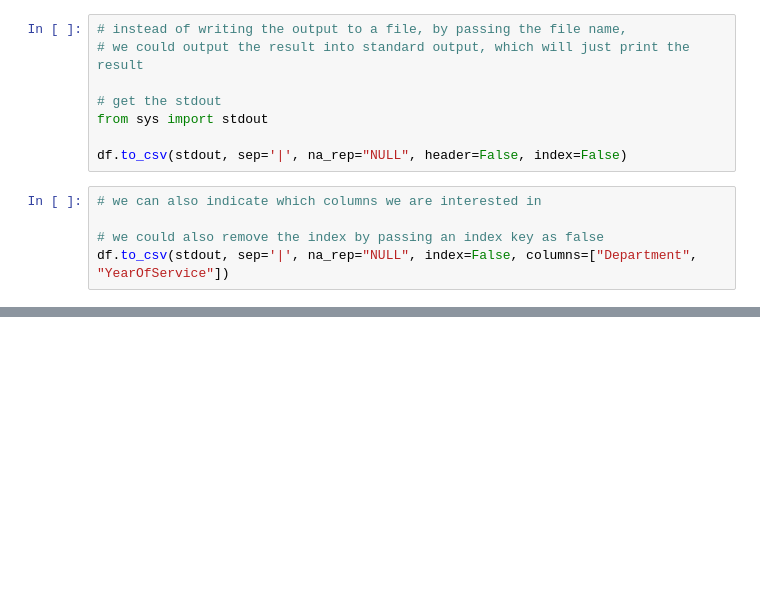
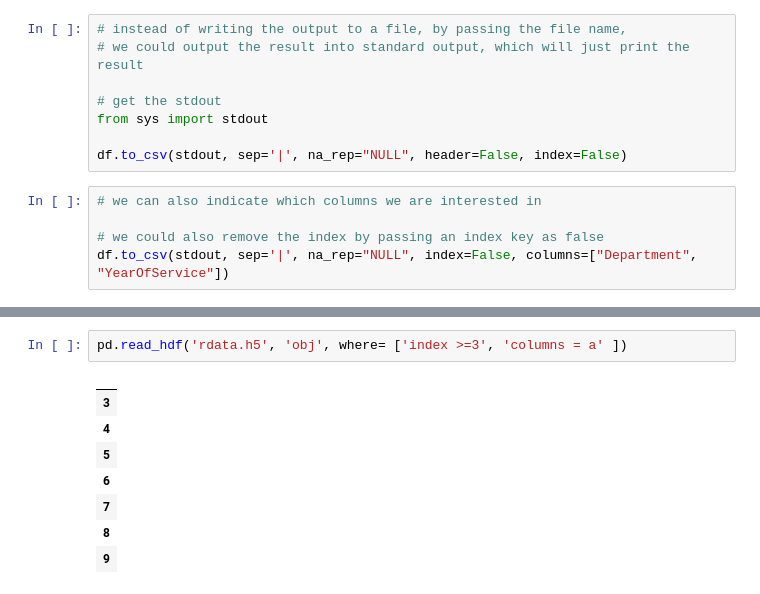
Before and after one commit to morayo0x/data_analysis, a Jupyter notebook: lib/pandas.ipynb, the cells around one changed output, grey strips where cells are left out. Saved outputs shown, nothing was run; the diff lists cells and outputs as text; blank space fills up the shorter version.

```diff
--- a/lib/pandas.ipynb
+++ b/lib/pandas.ipynb
@@ -1109,0 +1224,11 @@ Subclasses:
+# %%
+pd.read_hdf('rdata.h5', 'obj', where= ['index >=3', 'columns = a' ])
+# %% [output]
+|  |
+| 3 |
+| 4 |
+| 5 |
+| 6 |
+| 7 |
+| 8 |
+| 9 |
```
Also changed, not shown: parts of 19 cells of this notebook, 3 other files.
